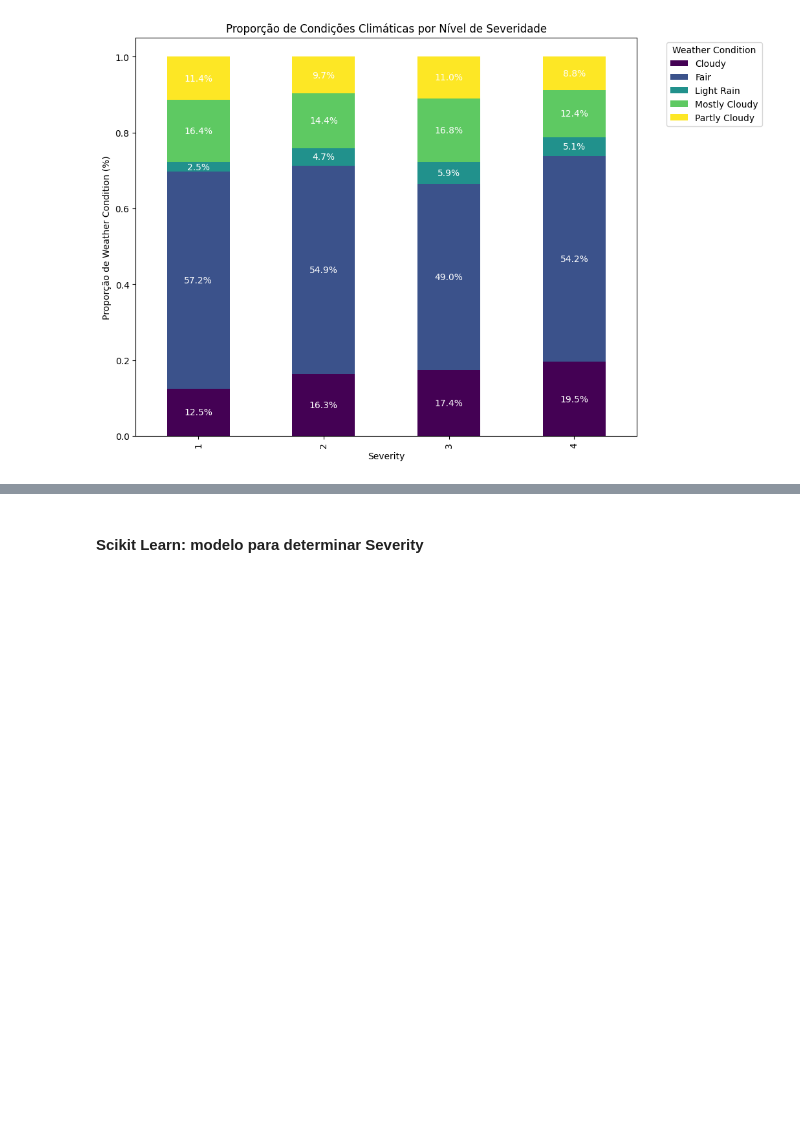
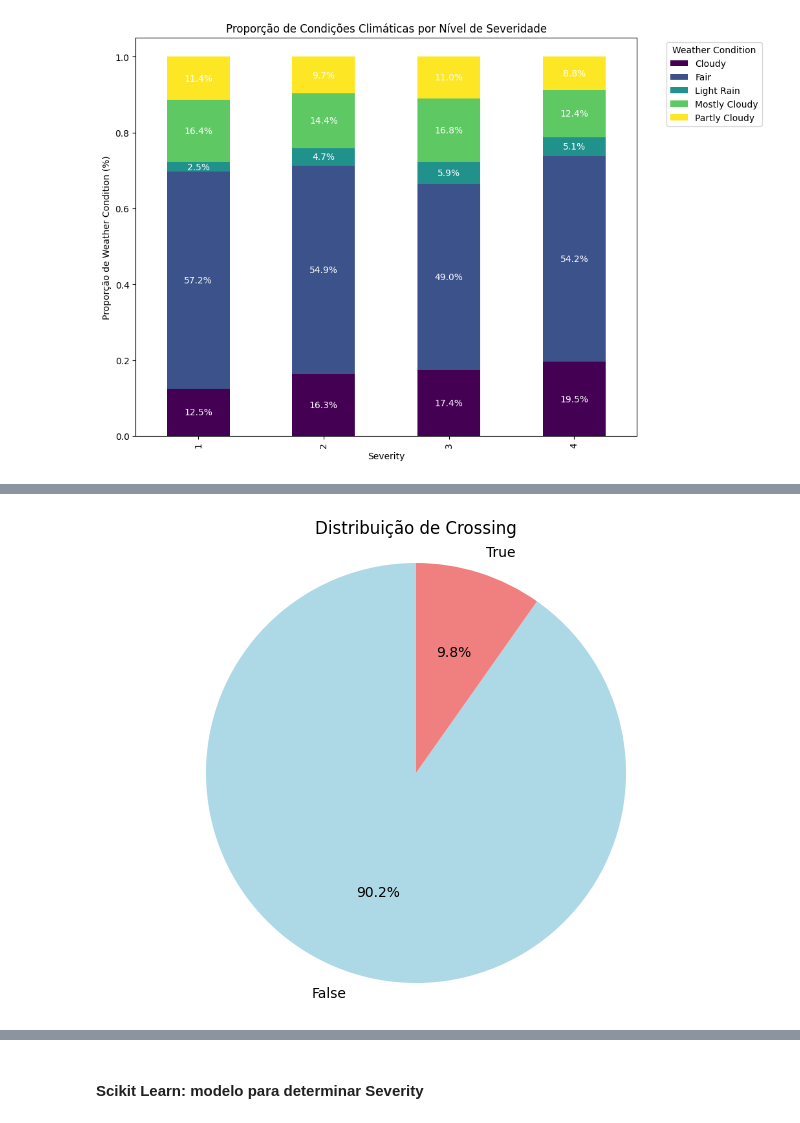
Before and after one commit to Fabr1c100/CP3_DataScience, a Jupyter notebook: CP3_DataScience.ipynb, the cells around one changed output, grey strips where cells are left out. Cells and saved outputs as stored; diff of their text form; code cells hidden in the pictures; blank space fills up the shorter version.

```diff
--- a/CP3_DataScience.ipynb
+++ b/CP3_DataScience.ipynb
@@ -320,0 +340,10 @@ plt.show()
+# %%
+# Gráfico de pizza para a coluna 'Crossing'
+crossing_counts = filtered_df['Crossing'].value_counts()
+plt.figure(figsize=(8, 6))
+plt.pie(crossing_counts, labels=crossing_counts.index, autopct='%1.1f%%', startangle=90, colors=['lightblue', 'lightcoral'])
+plt.title('Distribuição de Crossing')
+plt.axis('equal')  # Para garantir que o gráfico seja um círculo
+plt.show()
+# %% [output]
+[figure, added]
```
Also changed, not shown: parts of 7 cells of this notebook.
